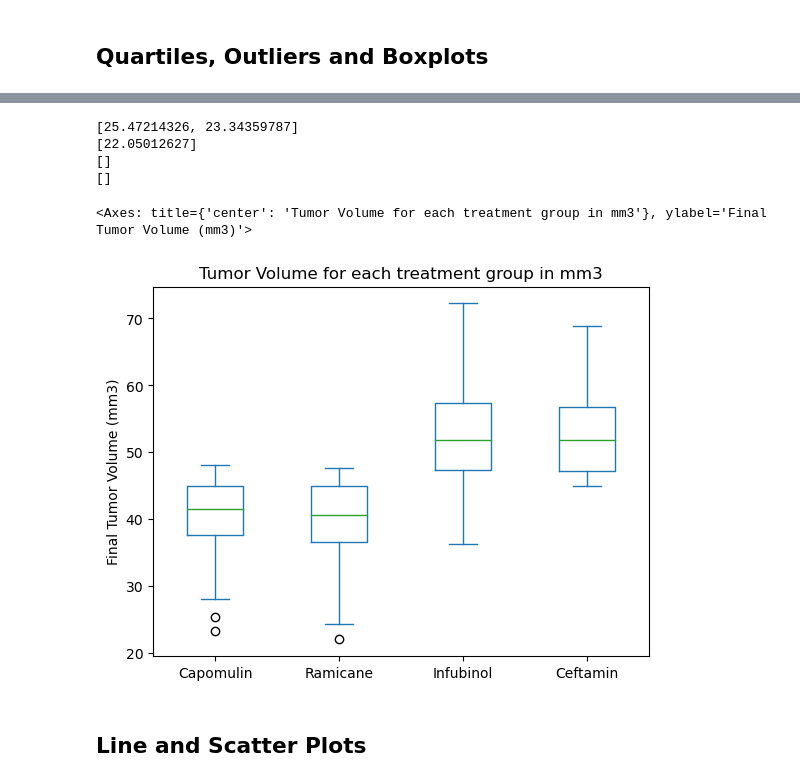
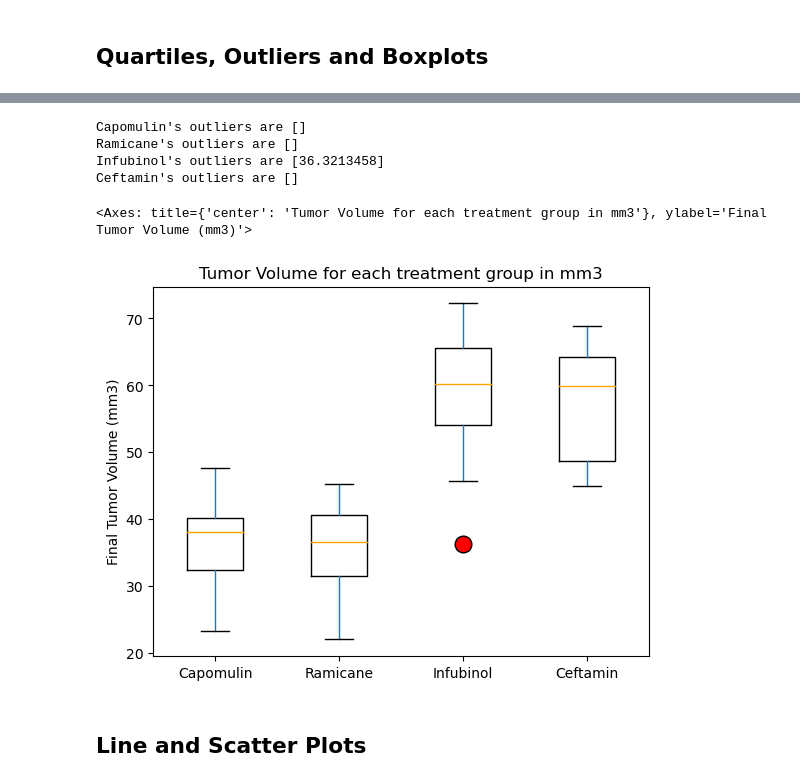
Before and after one commit to peggz19/matplotlib---challenge, a Jupyter notebook: pymaceuticals.ipynb, the cells around one changed output, grey strips where cells are left out. Saved outputs shown, nothing was run; the diff lists cells and outputs as text; code cells hidden in the pictures.

```diff
--- a/pymaceuticals.ipynb
+++ b/pymaceuticals.ipynb
@@ -211,14 +211,18 @@ Ceftamin_tumorvol=[]
     # Locate the rows which contain mice on each drug and get the tumor volumes
 for i,c in enumerate(merged_df['Drug Regimen']):
     # add subset
-    if c == treatments[0]:
+    if (c == treatments[0]) & (merged_df['Timepoint'][i]==merged_df['Max Timepoint'][i]):
         Capomulin_tumorvol.append(merged_df['Tumor Volume (mm3)'][i])
-    if c == treatments[1]:
+
+    if (c == treatments[1]) & (merged_df['Timepoint'][i]==merged_df['Max Timepoint'][i]):
         Ramicane_tumorvol.append(merged_df['Tumor Volume (mm3)'][i])
-    if c == treatments[2]:
+
+    if (c == treatments[2]) & (merged_df['Timepoint'][i]==merged_df['Max Timepoint'][i]):
         Infubinol_tumorvol.append(merged_df['Tumor Volume (mm3)'][i])
-    if c == treatments[3]:
+
+    if (c == treatments[3]) & (merged_df['Timepoint'][i]==merged_df['Max Timepoint'][i]):
         Ceftamin_tumorvol.append(merged_df['Tumor Volume (mm3)'][i])
+
     # Determine outliers using upper and lower bounds
         # first, we find the quartiles for each (I turned them into df because the quantile function wasn't working on lists)
 Capomulin_quartiles = pd.DataFrame(Capomulin_tumorvol).quantile([0.25,0.5,0.75])
@@ -242,28 +246,35 @@ Infubinol_outliers = [x for x in Infubinol_tumorvol if (x < Infubinol_quartiles[
                       (x>Infubinol_quartiles[0][0.75] + 1.5*Infubinol_iqr)]
 Ceftamin_outliers = [x for x in Ceftamin_tumorvol if (x < Ceftamin_quartiles[0][0.25] - 1.5*Ceftamin_iqr) |
                      (x>Ceftamin_quartiles[0][0.75] + 1.5*Ceftamin_iqr)]
-
-print(Capomulin_outliers)
-print(Ramicane_outliers)
-print(Infubinol_outliers)
-print(Ceftamin_outliers)
+#Printing my outliers for each
+print(f"Capomulin's outliers are {Capomulin_outliers}")
+print(f"Ramicane's outliers are {Ramicane_outliers}")
+print(f"Infubinol's outliers are {Infubinol_outliers}")
+print(f"Ceftamin's outliers are {Ceftamin_outliers}")
 # %% [output]
-[25.47214326, 23.34359787]
-[22.05012627]
-[]
-[]
+Capomulin's outliers are []
+Ramicane's outliers are []
+Infubinol's outliers are [36.3213458]
+Ceftamin's outliers are []
 # %%
 # Generate a box plot that shows the distrubution of the tumor volume for each treatment group.
 
 #first we generate a dataframe
 data = pd.DataFrame({"Capomulin":pd.Series(Capomulin_tumorvol),
                     "Ramicane":pd.Series(Ramicane_tumorvol),
                     "Infubinol":pd.Series(Infubinol_tumorvol),
                     "Ceftamin":pd.Series(Ceftamin_tumorvol)})
-data.plot(kind='box', ylabel = 'Final Tumor Volume (mm3)', title='Tumor Volume for each treatment group in mm3')
+#Generate the graph, a lot of customization was required for it to look like the provided example
+data.plot(kind='box',
+          ylabel = 'Final Tumor Volume (mm3)',
+          title='Tumor Volume for each treatment group in mm3',
+         medianprops=dict(color='orange'),
+         flierprops = dict( markerfacecolor='red', markersize=12),
+         boxprops = dict(color = 'black'),
+         capprops = dict(color = 'black'))
 # %% [output]
 <Axes: title={'center': 'Tumor Volume for each treatment group in mm3'}, ylabel='Final Tumor Volume (mm3)'>
-[figure, old version]
+[figure, new version]
 # %% [markdown]
 ## Line and Scatter Plots
 # %%
```
Also changed, not shown: parts of 1 cell of this notebook.
